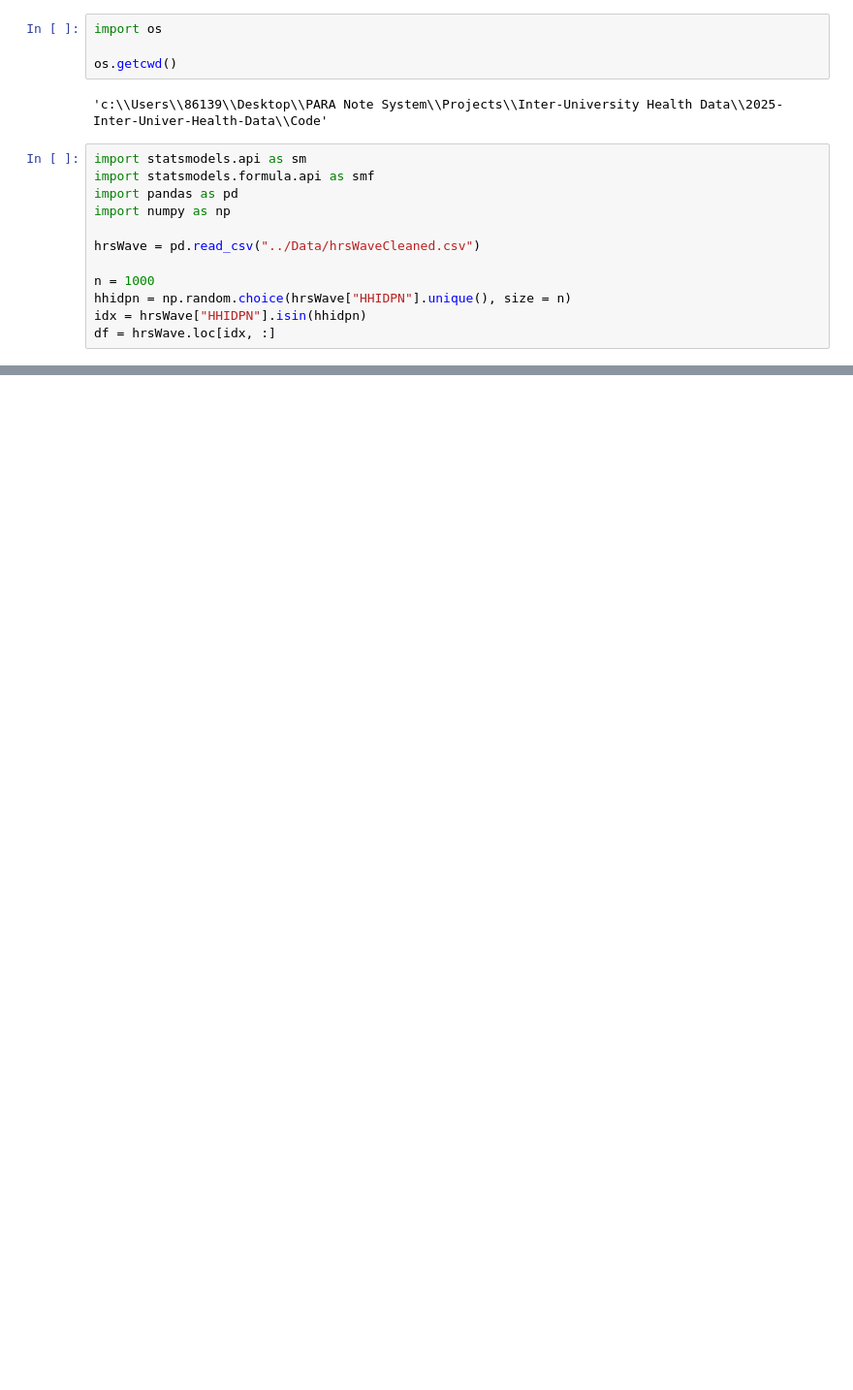
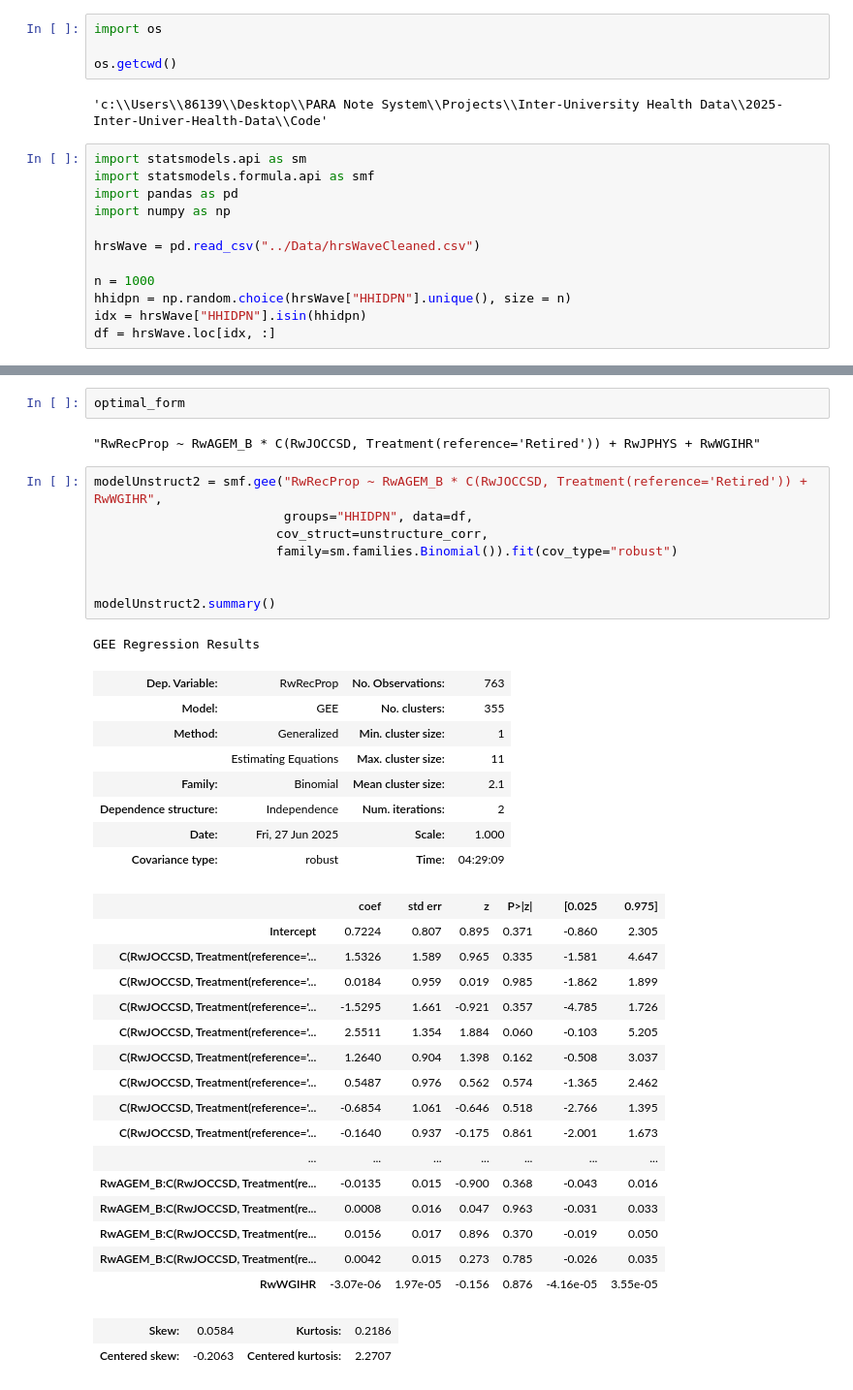
Before and after one commit to Owen-Darkhorse/Inter-Univer-Health-Data, a Jupyter notebook: Code/250624-GEE.ipynb, the cells around one changed output, grey strips where cells are left out. Shown: that part at 97% size. Saved outputs shown, nothing was run; the diff lists cells and outputs as text; blank space fills up the shorter version.

```diff
--- a/Code/250624-GEE.ipynb
+++ b/Code/250624-GEE.ipynb
@@ -201,0 +373,40 @@ print("\nCovariance matrix (Unstructured):\n", cov_unstruct)
+# %%
+optimal_form
+# %% [output]
+"RwRecProp ~ RwAGEM_B * C(RwJOCCSD, Treatment(reference='Retired')) + RwJPHYS + RwWGIHR"
+# %%
+modelUnstruct2 = smf.gee("RwRecProp ~ RwAGEM_B * C(RwJOCCSD, Treatment(reference='Retired')) + RwWGIHR",
+                         groups="HHIDPN", data=df,
+                        cov_struct=unstructure_corr,
+                        family=sm.families.Binomial()).fit(cov_type="robust")
+
+
+modelUnstruct2.summary()
+# %% [output]
+GEE Regression Results
+| Dep. Variable: | RwRecProp | No. Observations: | 763 |
+| Model: | GEE | No. clusters: | 355 |
+| Method: | Generalized | Min. cluster size: | 1 |
+|  | Estimating Equations | Max. cluster size: | 11 |
+| Family: | Binomial | Mean cluster size: | 2.1 |
+| Dependence structure: | Independence | Num. iterations: | 2 |
+| Date: | Fri, 27 Jun 2025 | Scale: | 1.000 |
+| Covariance type: | robust | Time: | 04:29:09 |
+|  | coef | std err | z | P>|z| | [0.025 | 0.975] |
+| Intercept | 0.7224 | 0.807 | 0.895 | 0.371 | -0.860 | 2.305 |
+| C(RwJOCCSD, Treatment(reference='... | 1.5326 | 1.589 | 0.965 | 0.335 | -1.581 | 4.647 |
+| C(RwJOCCSD, Treatment(reference='... | 0.0184 | 0.959 | 0.019 | 0.985 | -1.862 | 1.899 |
+| C(RwJOCCSD, Treatment(reference='... | -1.5295 | 1.661 | -0.921 | 0.357 | -4.785 | 1.726 |
+| C(RwJOCCSD, Treatment(reference='... | 2.5511 | 1.354 | 1.884 | 0.060 | -0.103 | 5.205 |
+| C(RwJOCCSD, Treatment(reference='... | 1.2640 | 0.904 | 1.398 | 0.162 | -0.508 | 3.037 |
+| C(RwJOCCSD, Treatment(reference='... | 0.5487 | 0.976 | 0.562 | 0.574 | -1.365 | 2.462 |
+| C(RwJOCCSD, Treatment(reference='... | -0.6854 | 1.061 | -0.646 | 0.518 | -2.766 | 1.395 |
+| C(RwJOCCSD, Treatment(reference='... | -0.1640 | 0.937 | -0.175 | 0.861 | -2.001 | 1.673 |
+| ... | ... | ... | ... | ... | ... | ... |
+| RwAGEM_B:C(RwJOCCSD, Treatment(re... | -0.0135 | 0.015 | -0.900 | 0.368 | -0.043 | 0.016 |
+| RwAGEM_B:C(RwJOCCSD, Treatment(re... | 0.0008 | 0.016 | 0.047 | 0.963 | -0.031 | 0.033 |
+| RwAGEM_B:C(RwJOCCSD, Treatment(re... | 0.0156 | 0.017 | 0.896 | 0.370 | -0.019 | 0.050 |
+| RwAGEM_B:C(RwJOCCSD, Treatment(re... | 0.0042 | 0.015 | 0.273 | 0.785 | -0.026 | 0.035 |
+| RwWGIHR | -3.07e-06 | 1.97e-05 | -0.156 | 0.876 | -4.16e-05 | 3.55e-05 |
+| Skew: | 0.0584 | Kurtosis: | 0.2186 |
+| Centered skew: | -0.2063 | Centered kurtosis: | 2.2707 |
```
Also changed, not shown: parts of 14 cells of this notebook, 1 other file.
